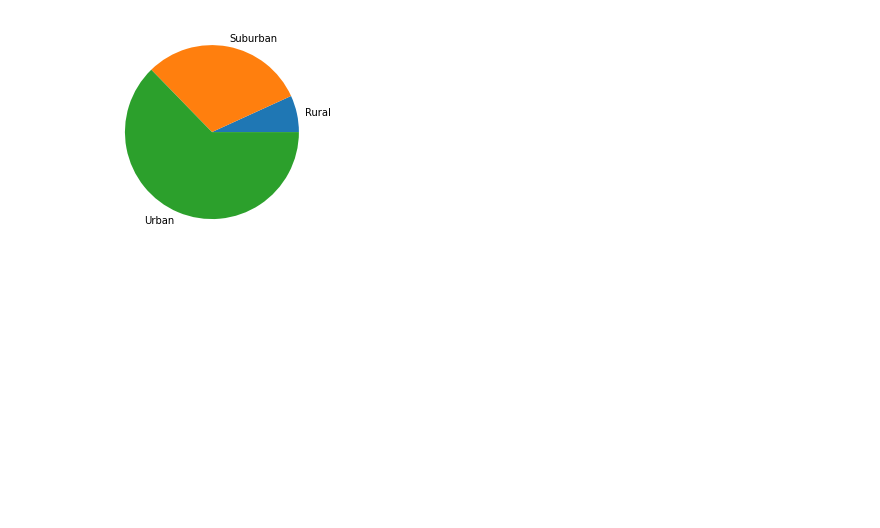
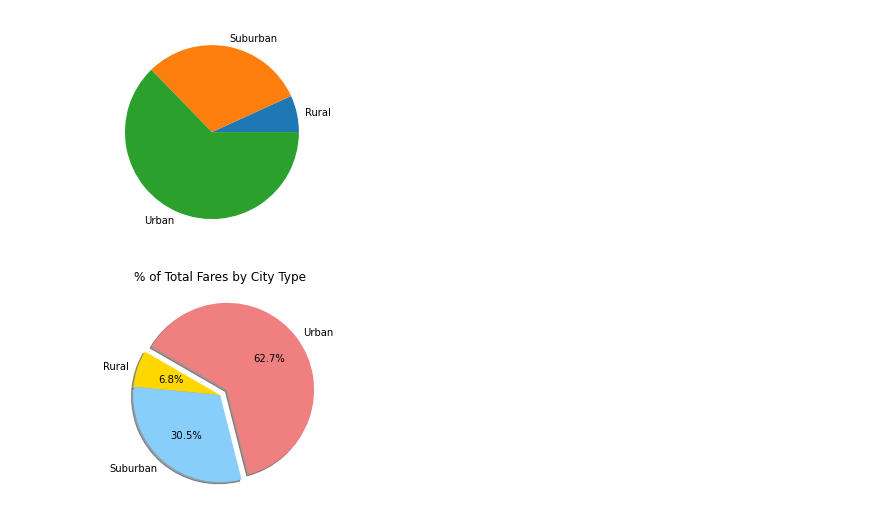
Before and after one commit to arahogc/PyBer_Analysis, a Jupyter notebook: Pyber_Analysis.ipynb, the cells around one changed output. Drawn from its saved outputs; the diff is of its cells as text; code cells hidden in the pictures; blank space fills up the shorter version.

```diff
--- a/Pyber_Analysis.ipynb
+++ b/Pyber_Analysis.ipynb
@@ -804,9 +804,13 @@ plt.show()
 # %%
 #Build the percentage of fares by the city type pie charts
 plt.pie(type_percents,
-       labels=["Rural, Suburban", "Urban"]),
-       colors=["gold", "lightskyblue", "lightcoral"],
-       explode=[0,0,0.1],
-       autopct='%1.1f%%',
-       shadow=True, startangle=150)
-plt.title
+    labels=["Rural", "Suburban", "Urban"],
+    colors=["gold", "lightskyblue", "lightcoral"],
+    explode=[0, 0, 0.1],
+    autopct='%1.1f%%',
+    shadow=True, startangle=150)
+plt.title("% of Total Fares by City Type")
+# Show Figure
+plt.show()
+# %% [output]
+[figure, added]
```
Also changed, not shown: parts of 4 cells of this notebook, 1 other file.
